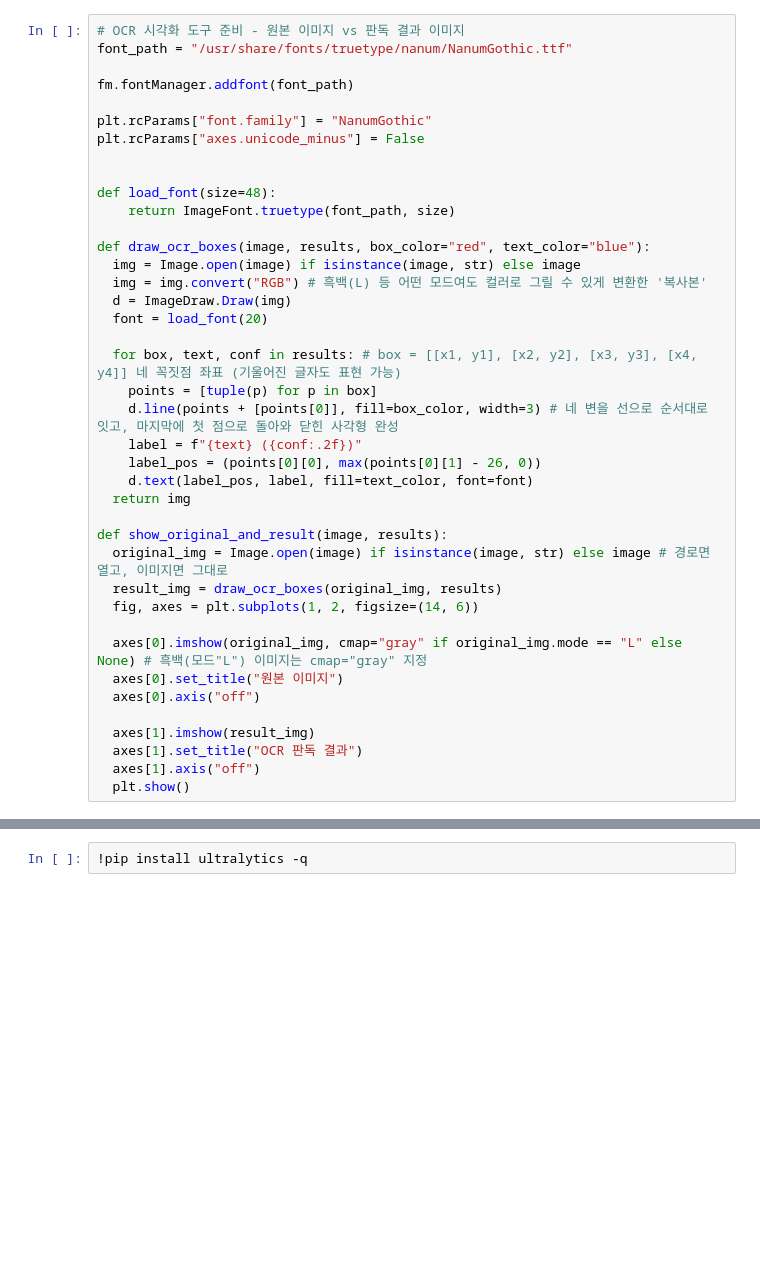
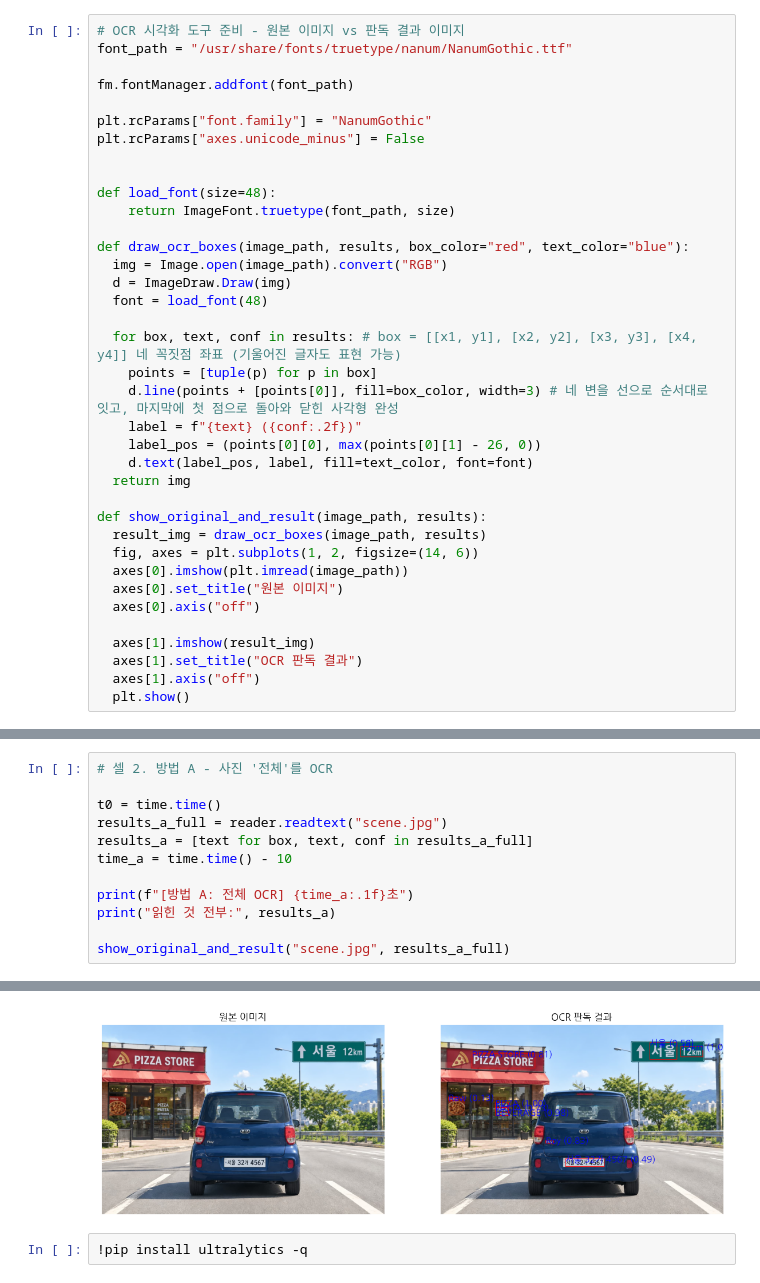
Before and after one commit to hjiwoong/DL, a Jupyter notebook: day12_practice2_YOLO_OCR_결합.ipynb, the cells around one changed output, grey strips where cells are left out. Saved outputs shown, nothing was run; the diff lists cells and outputs as text; blank space fills up the shorter version.

```diff
--- a/day12_practice2_YOLO_OCR_결합.ipynb
+++ b/day12_practice2_YOLO_OCR_결합.ipynb
@@ -53,11 +57,10 @@ plt.rcParams["axes.unicode_minus"] = False
 def load_font(size=48):
     return ImageFont.truetype(font_path, size)
 
-def draw_ocr_boxes(image, results, box_color="red", text_color="blue"):
-  img = Image.open(image) if isinstance(image, str) else image
-  img = img.convert("RGB") # 흑백(L) 등 어떤 모드여도 컬러로 그릴 수 있게 변환한 '복사본'
+def draw_ocr_boxes(image_path, results, box_color="red", text_color="blue"):
+  img = Image.open(image_path).convert("RGB")
   d = ImageDraw.Draw(img)
-  font = load_font(20)
+  font = load_font(48)
 
   for box, text, conf in results: # box = [[x1, y1], [x2, y2], [x3, y3], [x4, y4]] 네 꼭짓점 좌표 (기울어진 글자도 표현 가능)
     points = [tuple(p) for p in box]
@@ -67,12 +70,10 @@ def draw_ocr_boxes(image, results, box_color="red", text_color="blue"):
     d.text(label_pos, label, fill=text_color, font=font)
   return img
 
-def show_original_and_result(image, results):
-  original_img = Image.open(image) if isinstance(image, str) else image # 경로면 열고, 이미지면 그대로
-  result_img = draw_ocr_boxes(original_img, results)
+def show_original_and_result(image_path, results):
+  result_img = draw_ocr_boxes(image_path, results)
   fig, axes = plt.subplots(1, 2, figsize=(14, 6))
-
-  axes[0].imshow(original_img, cmap="gray" if original_img.mode == "L" else None) # 흑백(모드"L") 이미지는 cmap="gray" 지정
+  axes[0].imshow(plt.imread(image_path))
   axes[0].set_title("원본 이미지")
   axes[0].axis("off")
 
@@ -91,0 +87,13 @@ def ocr(pil_img, **kw): # PIL로 전처리했다면 np.array()로 변환해서 E
+# %%
+# 셀 2. 방법 A - 사진 '전체'를 OCR
+
+t0 = time.time()
+results_a_full = reader.readtext("scene.jpg")
+results_a = [text for box, text, conf in results_a_full]
+time_a = time.time() - 10
+
+print(f"[방법 A: 전체 OCR] {time_a:.1f}초")
+print("읽힌 것 전부:", results_a)
+
+show_original_and_result("scene.jpg", results_a_full)
+# %% [output]
@@ -92,3 +102,4 @@ def ocr(pil_img, **kw): # PIL로 전처리했다면 np.array()로 변환해서 E
+[figure, added]
 # %%
 !pip install ultralytics -q
 # %%
```
Also changed, not shown: parts of 14 cells of this notebook.
